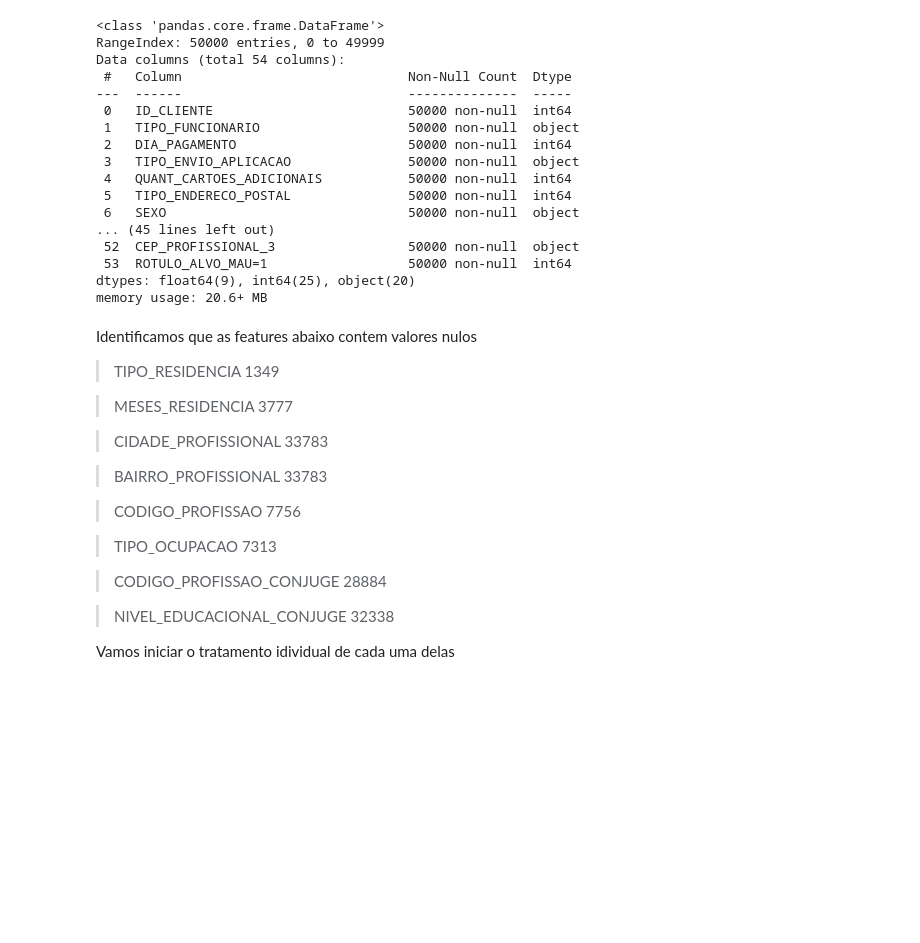
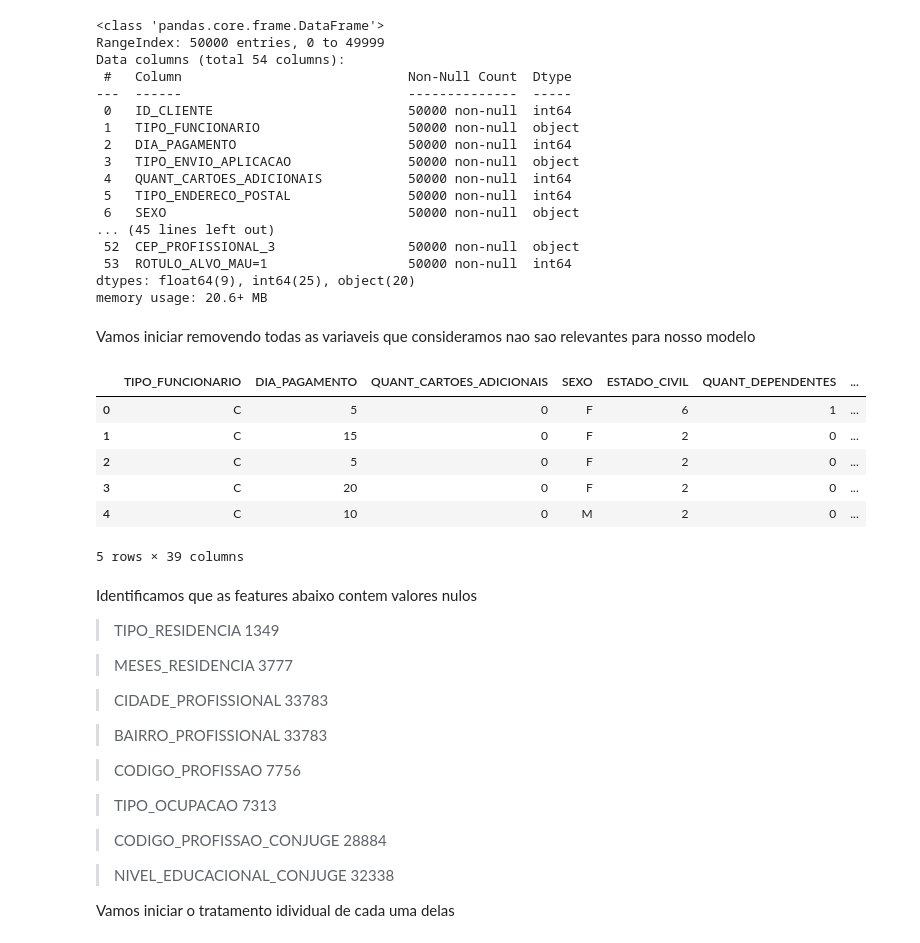
Before and after one commit to RodrigodeFeo/8DTS, a Jupyter notebook: FE_Trabalho_Integrado_RM351578.ipynb, the cells around one changed output. Saved outputs shown, nothing was run; the diff lists cells and outputs as text; code cells hidden in the pictures; blank space fills up the shorter version.

```diff
--- a/FE_Trabalho_Integrado_RM351578.ipynb
+++ b/FE_Trabalho_Integrado_RM351578.ipynb
@@ -174,6 +174,35 @@ Data columns (total 54 columns):
  53  ROTULO_ALVO_MAU=1                  50000 non-null  int64
 dtypes: float64(9), int64(25), object(20)
 memory usage: 20.6+ MB
+# %% [markdown]
+Vamos iniciar removendo todas as variaveis que consideramos nao sao relevantes para nosso modelo
+# %%
+#Removendo as features que nao sao relevantes para o modelo
+df_clientes_rev = df_clientes
+df_clientes_rev = df_clientes_rev.drop(['ID_CLIENTE'],axis=1)
+df_clientes_rev = df_clientes_rev.drop(['TIPO_ENVIO_APLICACAO'],axis=1)
+df_clientes_rev = df_clientes_rev.drop(['TIPO_ENDERECO_POSTAL'],axis=1)
+df_clientes_rev = df_clientes_rev.drop(['FLAG_TELEFONE_RESIDENCIAL'],axis=1)
+df_clientes_rev = df_clientes_rev.drop(['CODIGO_AREA_TELEFONE_RESIDENCIAL'],axis=1)
+df_clientes_rev = df_clientes_rev.drop(['ESTADO_RESIDENCIAL'],axis=1)
+df_clientes_rev = df_clientes_rev.drop(['CIDADE_RESIDENCIAL'],axis=1)
+df_clientes_rev = df_clientes_rev.drop(['BAIRRO_RESIDENCIAL'],axis=1)
+df_clientes_rev = df_clientes_rev.drop(['ESTADO_PROFISSIONAL'],axis=1)
+df_clientes_rev = df_clientes_rev.drop(['CIDADE_PROFISSIONAL'],axis=1)
+df_clientes_rev = df_clientes_rev.drop(['BAIRRO_PROFISSIONAL'],axis=1)
+df_clientes_rev = df_clientes_rev.drop(['FLAG_TELEFONE_PROFISSIONAL'],axis=1)
+df_clientes_rev = df_clientes_rev.drop(['CODIGO_AREA_TELEFONE_PROFISSIONAL'],axis=1)
+df_clientes_rev = df_clientes_rev.drop(['CEP_RESIDENCIAL_3'],axis=1)
+df_clientes_rev = df_clientes_rev.drop(['CEP_PROFISSIONAL_3'],axis=1)
+df_clientes_rev.head()
+# %% [output]
+|  | TIPO_FUNCIONARIO | DIA_PAGAMENTO | QUANT_CARTOES_ADICIONAIS | SEXO | ESTADO_CIVIL | QUANT_DEPENDENTES | ... |
+| 0 | C | 5 | 0 | F | 6 | 1 | ... |
+| 1 | C | 15 | 0 | F | 2 | 0 | ... |
+| 2 | C | 5 | 0 | F | 2 | 0 | ... |
+| 3 | C | 20 | 0 | F | 2 | 0 | ... |
+| 4 | C | 10 | 0 | M | 2 | 0 | ... |
+5 rows × 39 columns
 # %% [markdown]
 Identificamos que as features abaixo contem valores nulos
 > TIPO_RESIDENCIA                       1349
```
Also changed, not shown: parts of 5 cells of this notebook.
